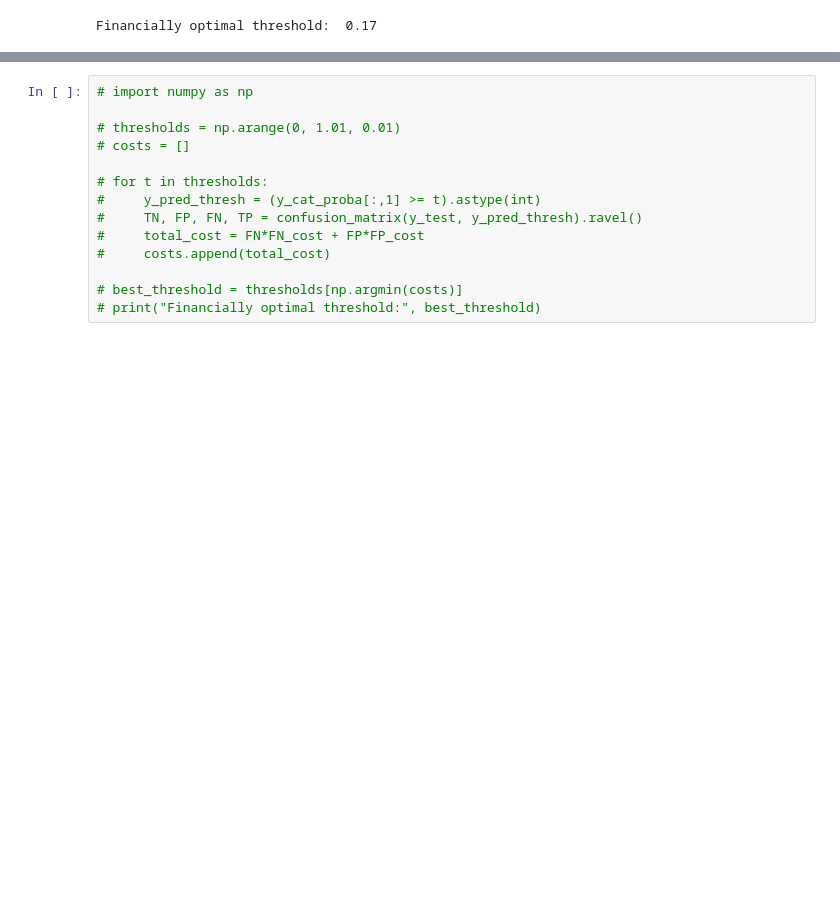
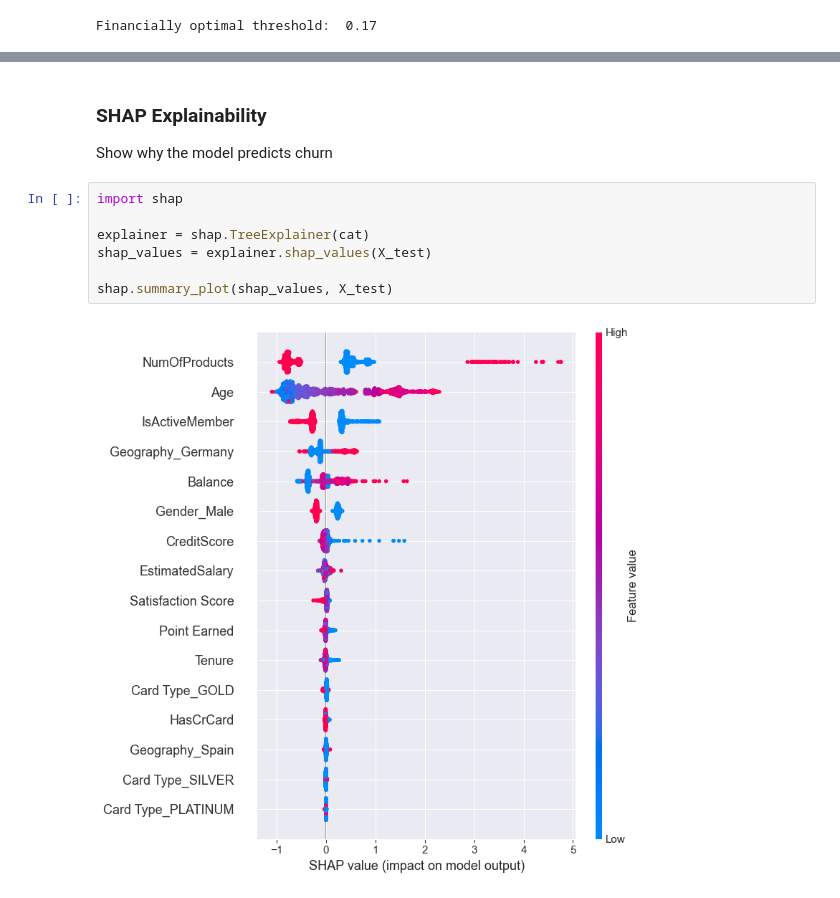
Before and after one commit to Wasima230Sultana/Customer-Churn-Analysis, a Jupyter notebook: Customer-churn.ipynb, the cells around one changed output, grey strips where cells are left out. Drawn from its saved outputs; the diff is of its cells as text; blank space fills up the shorter version.

```diff
--- a/Customer-churn.ipynb
+++ b/Customer-churn.ipynb
@@ -1238,14 +1262,12 @@ plt.show()
+# %% [markdown]
+<h3>SHAP Explainability</h3>
+<p>Show why the model predicts churn</p>
 # %%
-# import numpy as np
+import shap
 
-# thresholds = np.arange(0, 1.01, 0.01)
-# costs = []
+explainer = shap.TreeExplainer(cat)
+shap_values = explainer.shap_values(X_test)
 
-# for t in thresholds:
-#     y_pred_thresh = (y_cat_proba[:,1] >= t).astype(int)
-#     TN, FP, FN, TP = confusion_matrix(y_test, y_pred_thresh).ravel()
-#     total_cost = FN*FN_cost + FP*FP_cost
-#     costs.append(total_cost)
-
-# best_threshold = thresholds[np.argmin(costs)]
-# print("Financially optimal threshold:", best_threshold)
+shap.summary_plot(shap_values, X_test)
+# %% [output]
+[figure, added]
```
Also changed, not shown: parts of 6 cells of this notebook, 5 other files.
